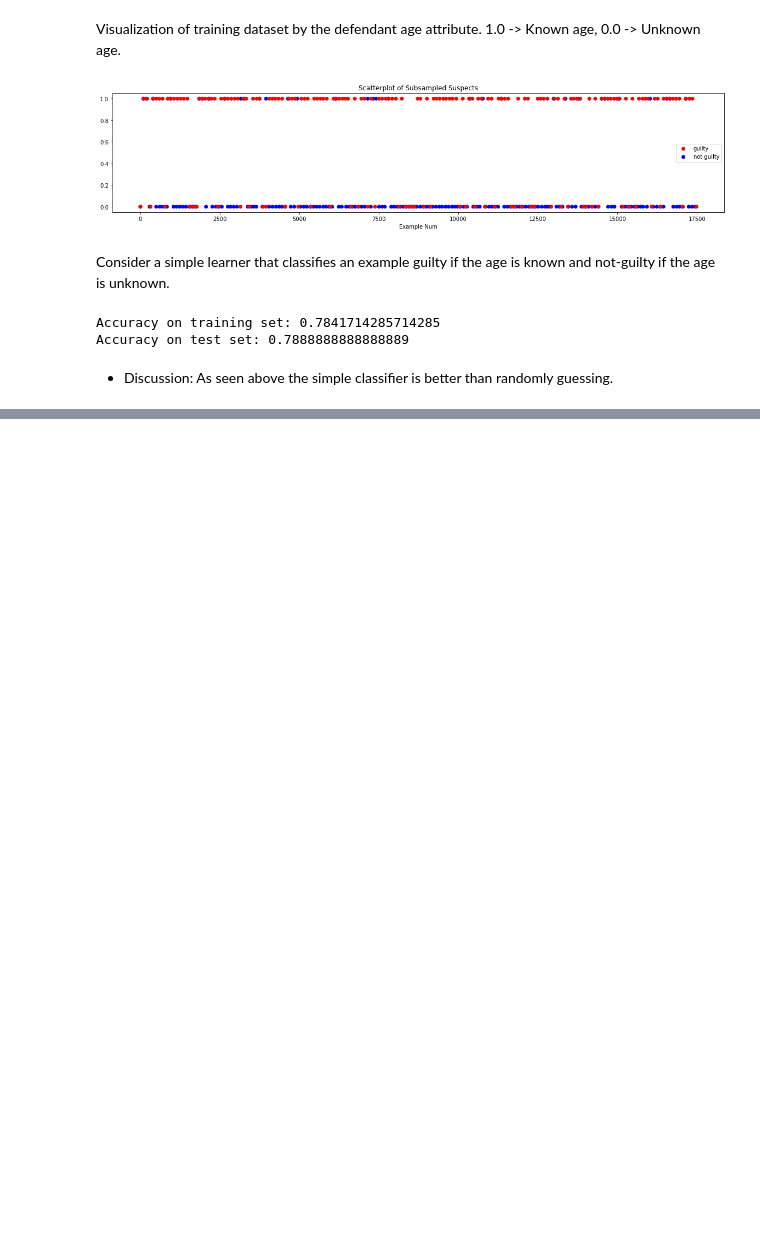
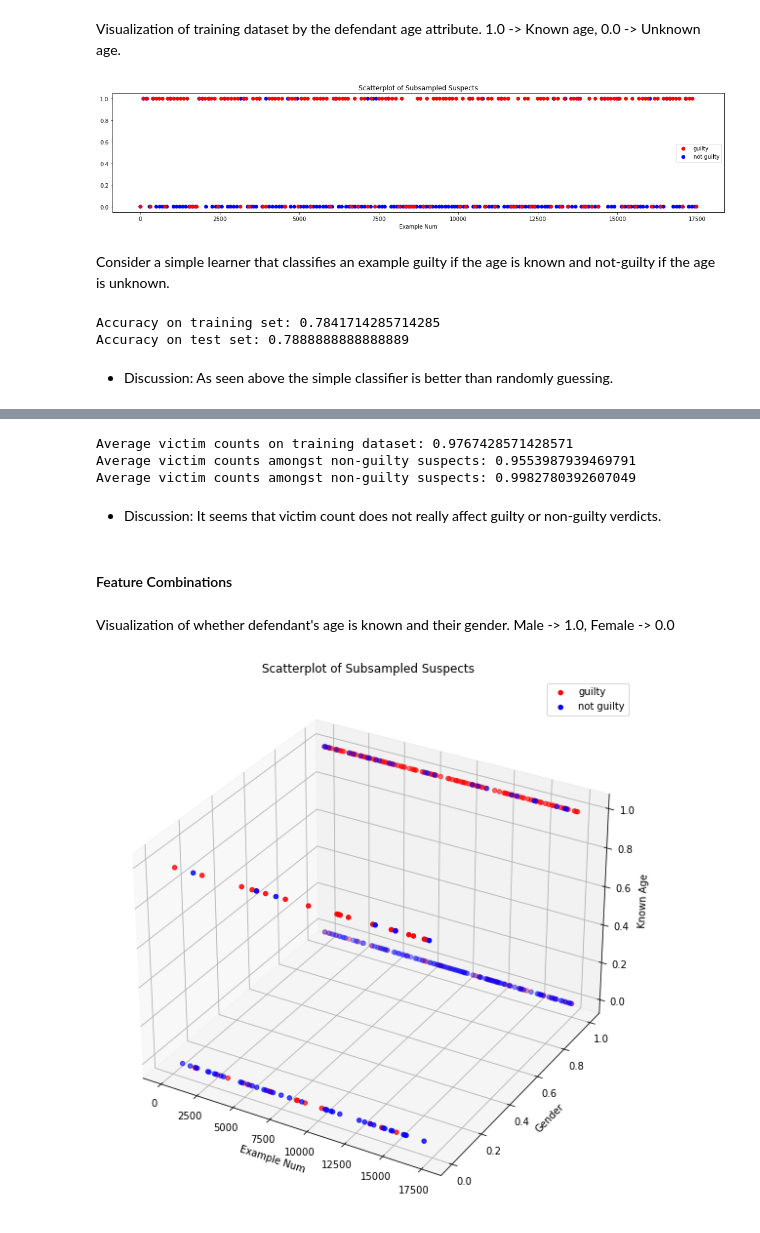
Before and after one commit to CasuallyAlive/ml-projects, a Jupyter notebook: src/p1/final/misc_data_analysis.ipynb, the cells around one changed output, grey strips where cells are left out. Cells and saved outputs as stored; diff of their text form; code cells hidden in the pictures; blank space fills up the shorter version.

```diff
--- a/src/p1/final/misc_data_analysis.ipynb
+++ b/src/p1/final/misc_data_analysis.ipynb
@@ -170,0 +169,10 @@ creat_pred_file(sl_pred, filename="final_sl_JL.csv")
+# %%
+attr = "defendant_gender"
+gends = get_data_col(misc_train, attr)
+
+t_len = len(gends)
+
+m_mask, f_mask = (gends == 'male').flatten(), (gends == 'female').flatten()
+m, f = gends[m_mask], gends[f_mask]
+print(f"Male Count: {len(m)}. Not guilty frequency: {len(Y_train[(Y_train==1.0) & m_mask])} / {len(m)}")
+print(f"Female Count: {len(f)}. Not guilty frequency: {len(Y_train[(Y_train==1.0) & f_mask])} / {len(f)}")
@@ -170,0 +186,51 @@ creat_pred_file(sl_pred, filename="final_sl_JL.csv")
+# %%
+attr = "num_victims"
+vict_cnts = get_data_col(misc_train, attr)
+
+t_len = len(vict_cnts)
+
+print(f"Average victim counts on training dataset: {vict_cnts.mean()}")
+
+ng_vict_cnts = vict_cnts[Y_train == 1.0]; g_vict_cnts = vict_cnts[Y_train == 0.0]
+print(f"Average victim counts amongst non-guilty suspects: {ng_vict_cnts.mean()}")
+print(f"Average victim counts amongst guilty suspects: {g_vict_cnts.mean()}")
+# %% [output]
+Average victim counts on training dataset: 0.9767428571428571
+Average victim counts amongst non-guilty suspects: 0.9553987939469791
+Average victim counts amongst non-guilty suspects: 0.9982780392607049
+# %% [markdown]
+* Discussion: It seems that victim count does not really affect guilty or non-guilty verdicts.
+# %% [markdown]
+#### Feature Combinations
+# %%
+ages = get_attr_nums(misc_train, attr_id="defendant_age", uk="not known").flatten()
+gends = get_data_col(misc_train, "defendant_gender"); gends = gends == "male"
+vict_cnts = get_data_col(misc_train, "num_victims")
+
+k_mask = ~np.isnan(ages)
+colors = np.array(['b' if y else 'r' for y in Y_train])
+
+x = np.arange(len(Y_train))
+
+ng_mask = Y_train == 1
+g_mask = Y_train == 0
+
+ss = 50
+# %% [markdown]
+Visualization of whether defendant's age is known and their gender. Male -> 1.0, Female -> 0.0
+# %%
+fig = plt.figure(figsize=[10, 10]); ax = plt.axes(projection='3d')
+
+ng = ax.scatter3D(x[ng_mask][::ss], gends[ng_mask][::ss], k_mask[ng_mask][::ss], \
+                 color=colors[ng_mask][::ss])
+
+g = ax.scatter3D(x[g_mask][::ss], gends[g_mask][::ss], k_mask[g_mask][::ss], \
+                 color=colors[g_mask][::ss])
+
+ax.legend((g, ng), labels)
+ax.set_xlabel("Example Num"); ax.set_ylabel("Gender"); ax.set_zlabel("Known Age")
+
+plt.title("Scatterplot of Subsampled Suspects")
+plt.show()
+# %% [output]
+[figure, added]
```
Also changed, not shown: parts of 16 cells of this notebook, 2 other files.
